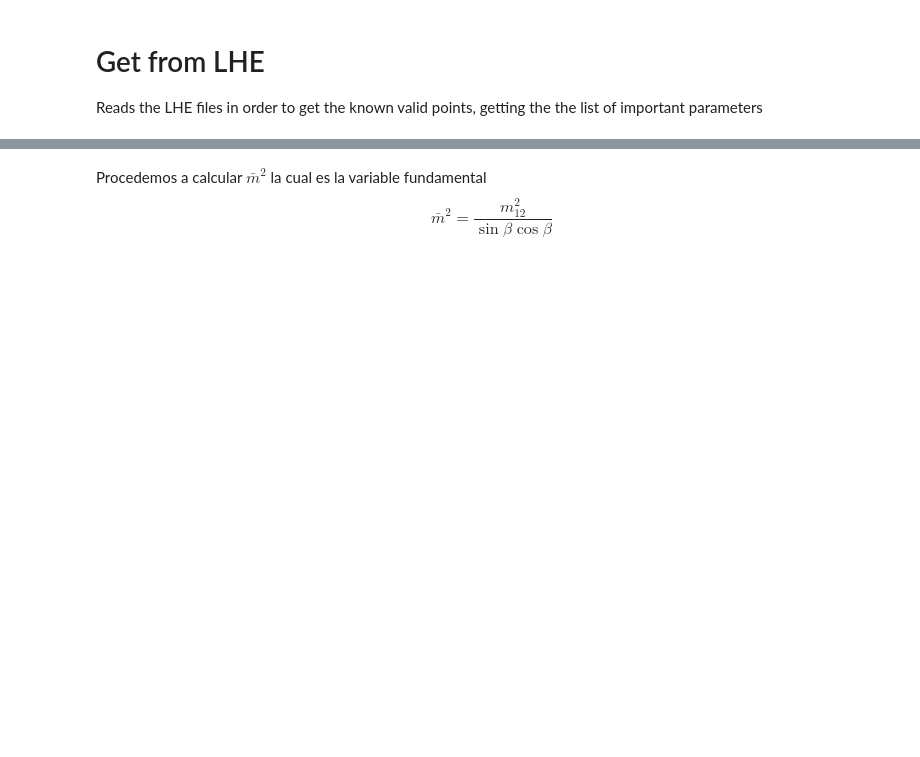
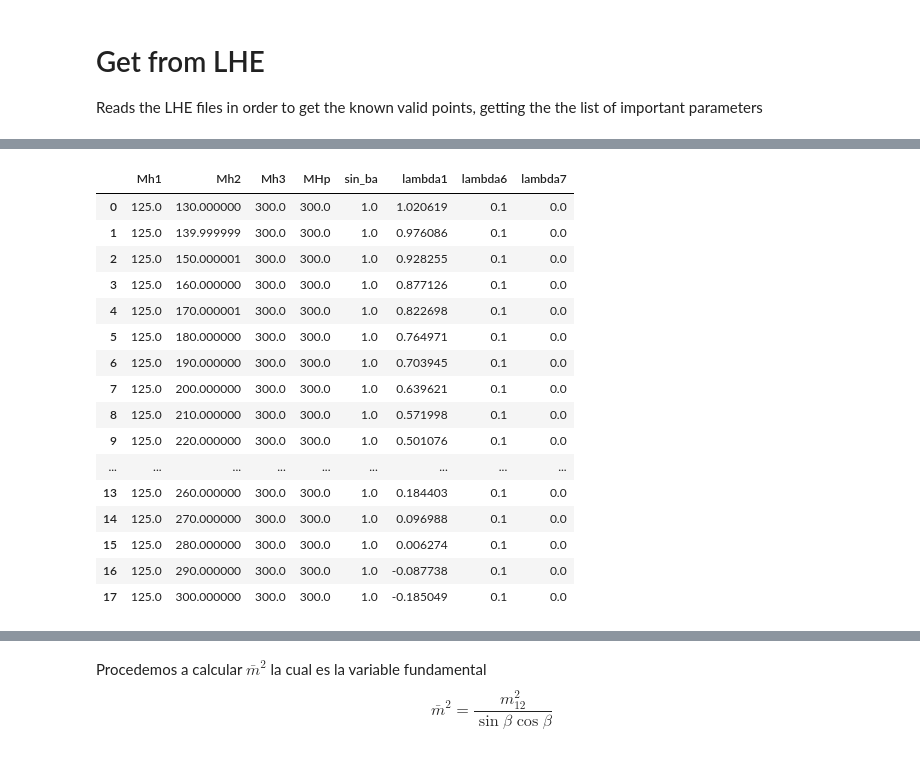
Before and after one commit to fbientrigo/dihiggs, a Jupyter notebook: mlpython/07_LHE_study.ipynb, the cells around one changed output, grey strips where cells are left out. Cells and saved outputs as stored; diff of their text form; code cells hidden in the pictures; blank space fills up the shorter version.

```diff
--- a/mlpython/07_LHE_study.ipynb
+++ b/mlpython/07_LHE_study.ipynb
@@ -198,4 +56,24 @@ df[['BR_h2_W_W', 'BR_h2_Z_Z',
 dtype: float64
+# %%
+df[['Mh1','Mh2','Mh3','MHp','sin_ba','lambda1','lambda6','lambda7']]
+# %% [output]
+|  | Mh1 | Mh2 | Mh3 | MHp | sin_ba | lambda1 | lambda6 | lambda7 |
+| 0 | 125.0 | 130.000000 | 300.0 | 300.0 | 1.0 | 1.020619 | 0.1 | 0.0 |
+| 1 | 125.0 | 139.999999 | 300.0 | 300.0 | 1.0 | 0.976086 | 0.1 | 0.0 |
+| 2 | 125.0 | 150.000001 | 300.0 | 300.0 | 1.0 | 0.928255 | 0.1 | 0.0 |
+| 3 | 125.0 | 160.000000 | 300.0 | 300.0 | 1.0 | 0.877126 | 0.1 | 0.0 |
+| 4 | 125.0 | 170.000001 | 300.0 | 300.0 | 1.0 | 0.822698 | 0.1 | 0.0 |
+| 5 | 125.0 | 180.000000 | 300.0 | 300.0 | 1.0 | 0.764971 | 0.1 | 0.0 |
+| 6 | 125.0 | 190.000000 | 300.0 | 300.0 | 1.0 | 0.703945 | 0.1 | 0.0 |
+| 7 | 125.0 | 200.000000 | 300.0 | 300.0 | 1.0 | 0.639621 | 0.1 | 0.0 |
+| 8 | 125.0 | 210.000000 | 300.0 | 300.0 | 1.0 | 0.571998 | 0.1 | 0.0 |
+| 9 | 125.0 | 220.000000 | 300.0 | 300.0 | 1.0 | 0.501076 | 0.1 | 0.0 |
+| ... | ... | ... | ... | ... | ... | ... | ... | ... |
+| 13 | 125.0 | 260.000000 | 300.0 | 300.0 | 1.0 | 0.184403 | 0.1 | 0.0 |
+| 14 | 125.0 | 270.000000 | 300.0 | 300.0 | 1.0 | 0.096988 | 0.1 | 0.0 |
+| 15 | 125.0 | 280.000000 | 300.0 | 300.0 | 1.0 | 0.006274 | 0.1 | 0.0 |
+| 16 | 125.0 | 290.000000 | 300.0 | 300.0 | 1.0 | -0.087738 | 0.1 | 0.0 |
+| 17 | 125.0 | 300.000000 | 300.0 | 300.0 | 1.0 | -0.185049 | 0.1 | 0.0 |
 # %%
 # ----- -set de values- ---------
 cols = ['tan_beta','lambda6', 'lambda7', 'sin_ba',
```
Also changed, not shown: parts of 12 cells of this notebook.
